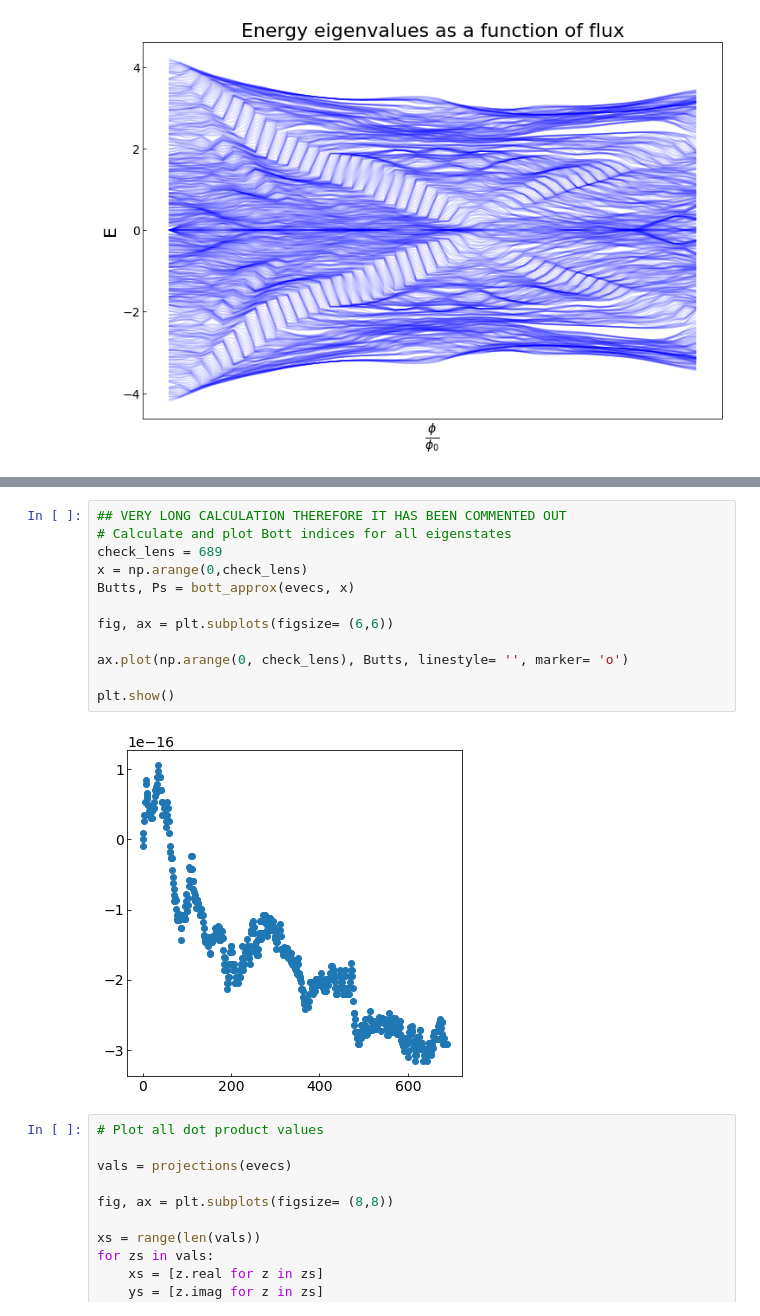
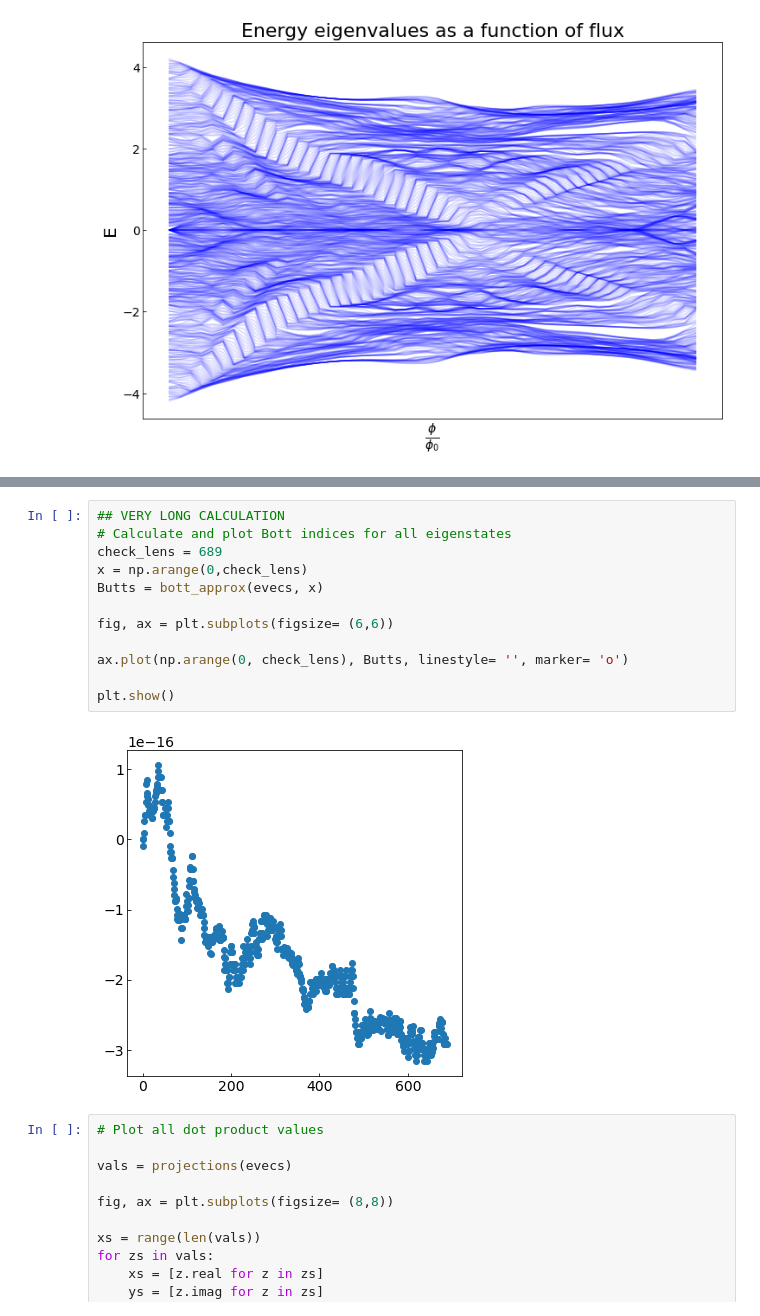
Before and after one commit to Kroghski/Bachelor, a Jupyter notebook: Bachelor_code/AB_new_workfile.ipynb, the cells around one changed output, grey strips where cells are left out. Drawn from its saved outputs; the diff is of its cells as text.

```diff
--- a/Bachelor_code/AB_new_workfile.ipynb
+++ b/Bachelor_code/AB_new_workfile.ipynb
@@ -327,17 +333,17 @@ diag
 # %%
-## VERY LONG CALCULATION THEREFORE IT HAS BEEN COMMENTED OUT
+## VERY LONG CALCULATION
 # Calculate and plot Bott indices for all eigenstates
 check_lens = 689
 x = np.arange(0,check_lens)
-Butts, Ps = bott_approx(evecs, x)
+Butts = bott_approx(evecs, x)
 
 fig, ax = plt.subplots(figsize= (6,6))
 
 ax.plot(np.arange(0, check_lens), Butts, linestyle= '', marker= 'o')
 
 plt.show()
 # %% [output]
-[figure, old version]
+[figure, new version]
 # %%
 # Plot all dot product values
 
```
Also changed, not shown: parts of 10 cells of this notebook, 8 other files.
